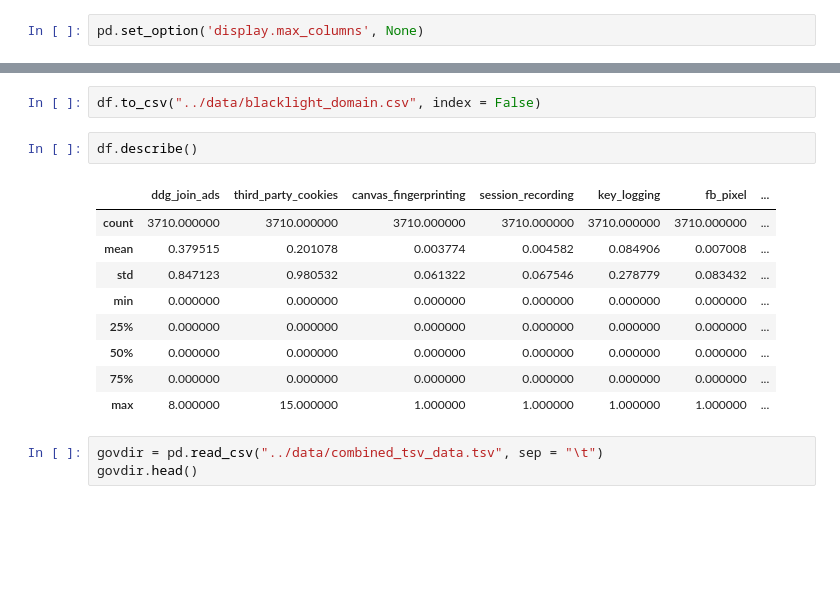
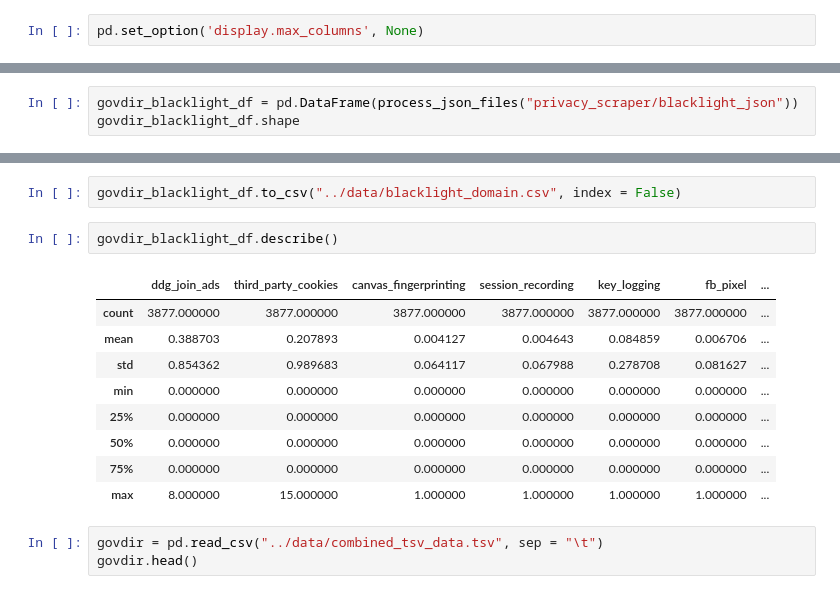
Before and after one commit to themains/private_gov, a Jupyter notebook: scripts/combine_analyze.ipynb, the cells around one changed output, grey strips where cells are left out. Cells and saved outputs as stored; diff of their text form; blank space fills up the shorter version.

```diff
--- a/scripts/combine_analyze.ipynb
+++ b/scripts/combine_analyze.ipynb
@@ -75,0 +125,3 @@ df.head()
+# %%
+govdir_blacklight_df = pd.DataFrame(process_json_files("privacy_scraper/blacklight_json"))
+govdir_blacklight_df.shape
@@ -76,12 +139,12 @@ df.head()
 # %%
-df.to_csv("../data/blacklight_domain.csv", index = False)
+govdir_blacklight_df.to_csv("../data/blacklight_domain.csv", index = False)
 # %%
-df.describe()
+govdir_blacklight_df.describe()
 # %% [output]
 |  | ddg_join_ads | third_party_cookies | canvas_fingerprinting | session_recording | key_logging | fb_pixel | ... |
-| count | 3710.000000 | 3710.000000 | 3710.000000 | 3710.000000 | 3710.000000 | 3710.000000 | ... |
-| mean | 0.379515 | 0.201078 | 0.003774 | 0.004582 | 0.084906 | 0.007008 | ... |
-| std | 0.847123 | 0.980532 | 0.061322 | 0.067546 | 0.278779 | 0.083432 | ... |
+| count | 3877.000000 | 3877.000000 | 3877.000000 | 3877.000000 | 3877.000000 | 3877.000000 | ... |
+| mean | 0.388703 | 0.207893 | 0.004127 | 0.004643 | 0.084859 | 0.006706 | ... |
+| std | 0.854362 | 0.989683 | 0.064117 | 0.067988 | 0.278708 | 0.081627 | ... |
 | min | 0.000000 | 0.000000 | 0.000000 | 0.000000 | 0.000000 | 0.000000 | ... |
 | 25% | 0.000000 | 0.000000 | 0.000000 | 0.000000 | 0.000000 | 0.000000 | ... |
 | 50% | 0.000000 | 0.000000 | 0.000000 | 0.000000 | 0.000000 | 0.000000 | ... |
```
Also changed, not shown: parts of 14 cells of this notebook, 4 other files.
